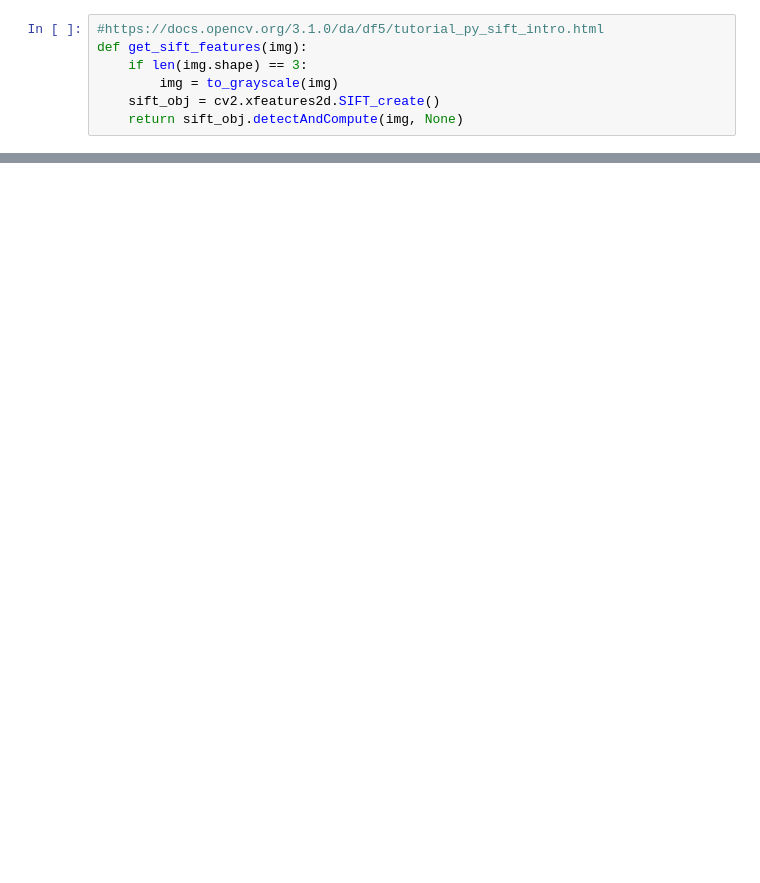
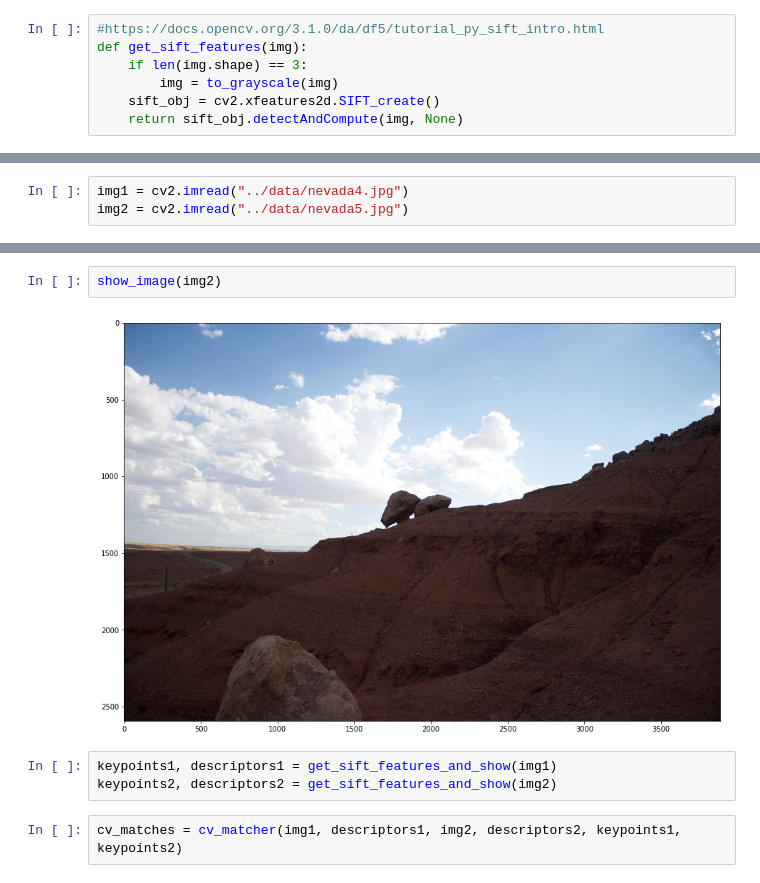
Before and after one commit to aashish-jain/Image-Stitcher, a Jupyter notebook: src/Image Stitcher.ipynb, the cells around one changed output, grey strips where cells are left out. Drawn from its saved outputs; the diff is of its cells as text; blank space fills up the shorter version.

Commit message:
Fix the matches

```diff
--- a/src/Image Stitcher.ipynb
+++ b/src/Image Stitcher.ipynb
@@ -40,0 +55,3 @@ array([[  2.,   0.,   0., ...,   0.,   0.,  23.],
+# %%
+img1 = cv2.imread("../data/nevada4.jpg")
+img2 = cv2.imread("../data/nevada5.jpg")
@@ -40,0 +62,9 @@ array([[  2.,   0.,   0., ...,   0.,   0.,  23.],
+# %%
+show_image(img2)
+# %% [output]
+[figure, added]
+# %%
+keypoints1, descriptors1 = get_sift_features_and_show(img1)
+keypoints2, descriptors2 = get_sift_features_and_show(img2)
+# %%
+cv_matches = cv_matcher(img1, descriptors1, img2, descriptors2, keypoints1, keypoints2)
```
Also changed, not shown: parts of 13 cells of this notebook.
